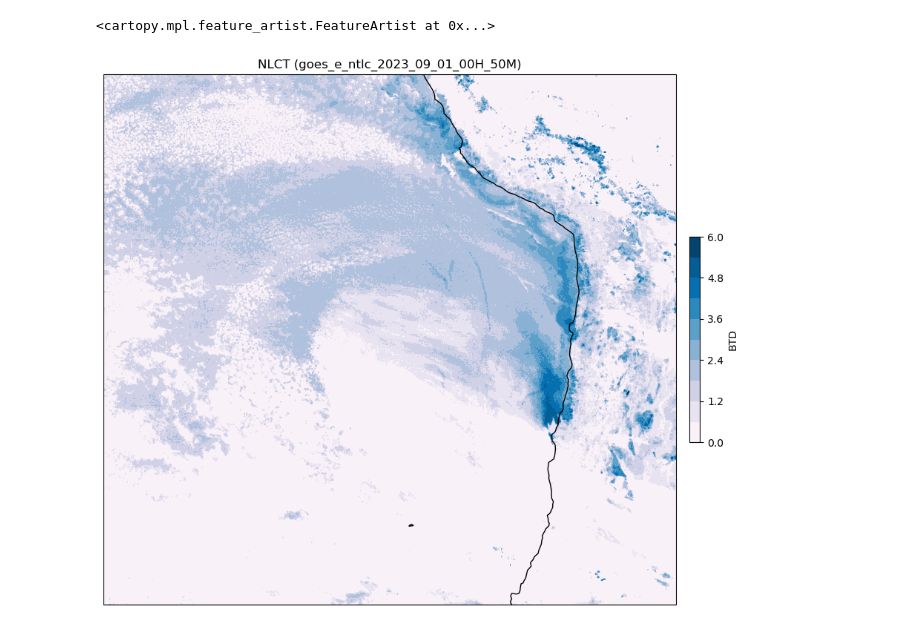
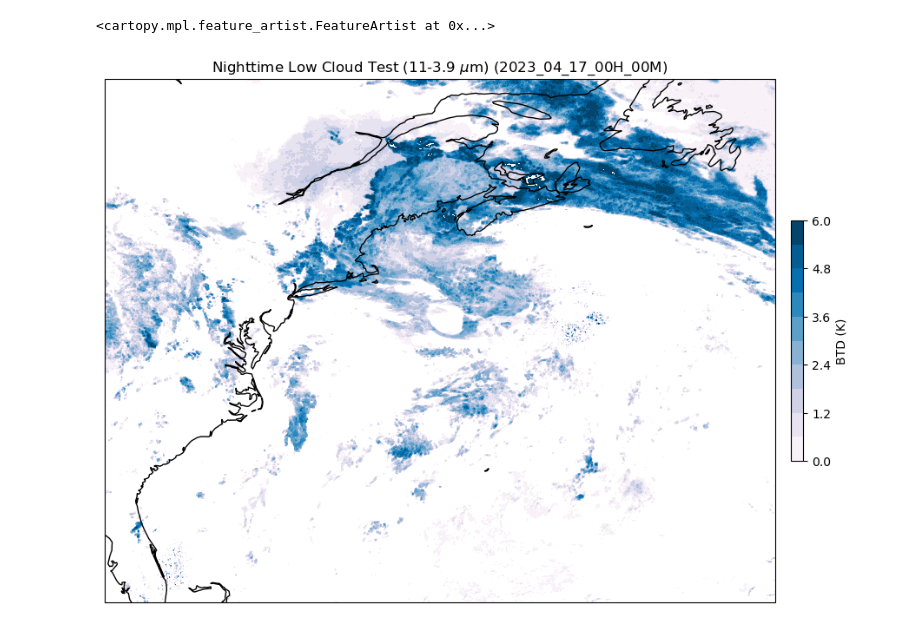
Before and after one commit to jesseturner/FalseLowClouds, a Jupyter notebook: Nighttime_Low_Cloud_Test/View_NLCT.ipynb, the cells around one changed output. Drawn from its saved outputs; the diff is of its cells as text; code cells hidden in the pictures.

Commit message:
Improving NLCT data method

```diff
--- a/Nighttime_Low_Cloud_Test/View_NLCT.ipynb
+++ b/Nighttime_Low_Cloud_Test/View_NLCT.ipynb
@@ -6,40 +6,47 @@ import cartopy.feature as cfeature
 import pickle
 import numpy as np
 # %%
-nlct_path = "/home/jturner/false_low_clouds_2023/Nighttime_Low_Cloud_Test/data/"
+date = "20230417"
+nlct_path = "nlct_data/20230417/"
 # %%
-filename = 'goes_e_ntlc_2023_09_01_00H_50M'
+filename = 'goes_e_ntlc_'+date[0:4]+'_'+date[4:6]+'_'+date[6:8]+'_00H_00M'
 
 file = open(nlct_path+filename, 'rb')
 BTD = pickle.load(file)
 file.close()
 # %%
 #---Northeast US
-# min_lon = -83
-# min_lat = 26
-# max_lon = -51
-# max_lat = 50
+min_lon = -83
+min_lat = 26
+max_lon = -51
+max_lat = 50
 
 #---Chilean Coast
-min_lon = -95
-min_lat = -37
-max_lon = -65
-max_lat = -10
+# min_lon = -95
+# min_lat = -37
+# max_lon = -65
+# max_lat = -10
+
+#--- Oaxaca
+# min_lon = -109
+# min_lat = 10
+# max_lon = -81
+# max_lat = 24
 # %%
 BTD_masked = BTD[0].where(BTD[0] >= 0, 0)
 # %%
 projection=ccrs.PlateCarree()
 fig,ax=plt.subplots(1, figsize=(12,12),subplot_kw={'projection': projection})
 cmap = plt.cm.PuBu
 levels = np.linspace(0, 6, 11)
 
 ax.set_extent([min_lon, max_lon, min_lat, max_lat])
-c=ax.contourf(BTD.lon, BTD.lat, BTD_masked, cmap=cmap, extend='neither', levels=levels)
+c=ax.contourf(BTD.lon, BTD.lat, BTD[0], cmap=cmap, extend='neither', levels=levels)
 clb=plt.colorbar(c, shrink=0.3, pad=0.02, ax=ax)
-ax.set_title('NLCT ('+filename+')')
-clb.set_label('BTD')
+ax.set_title('Nighttime Low Cloud Test (11-3.9 $\mu$m) ('+filename[12:]+')')
+clb.set_label('BTD (K)')
 
 ax.coastlines(resolution='50m', color='black', linewidth=1)
 # %% [output]
 <cartopy.mpl.feature_artist.FeatureArtist at 0x...>
-[figure, old version]
+[figure, new version]
```
Also changed, not shown: 6 other files.
